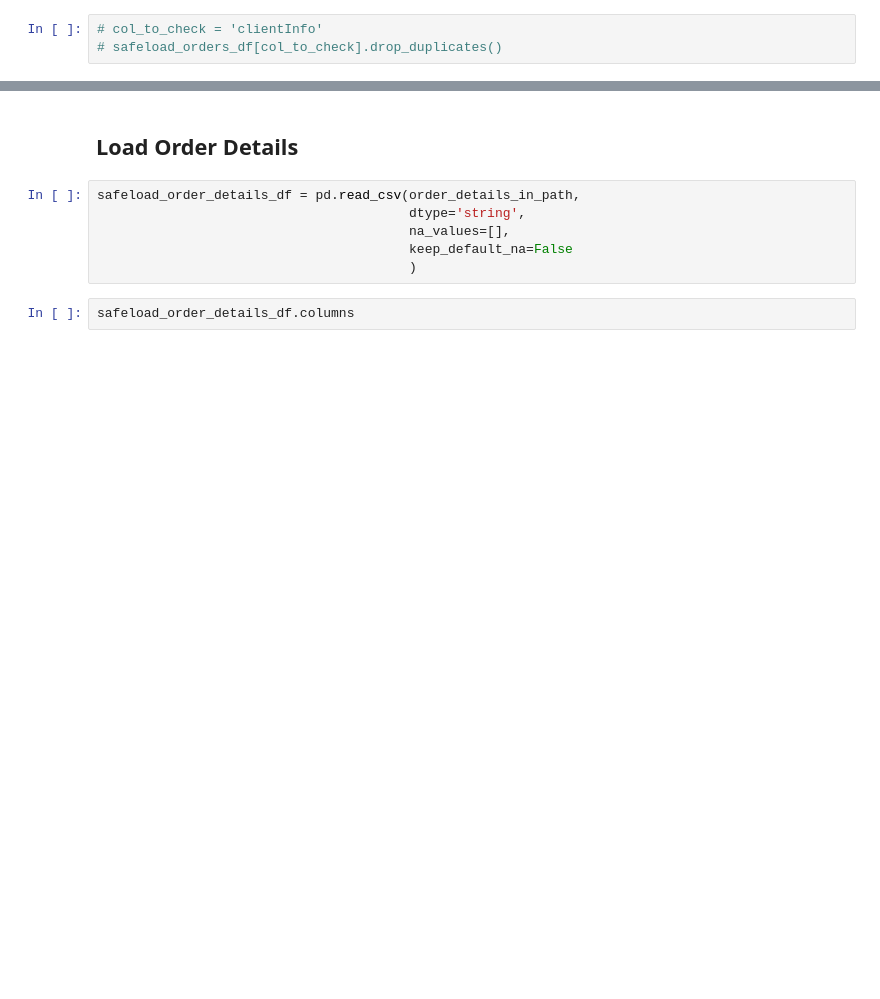
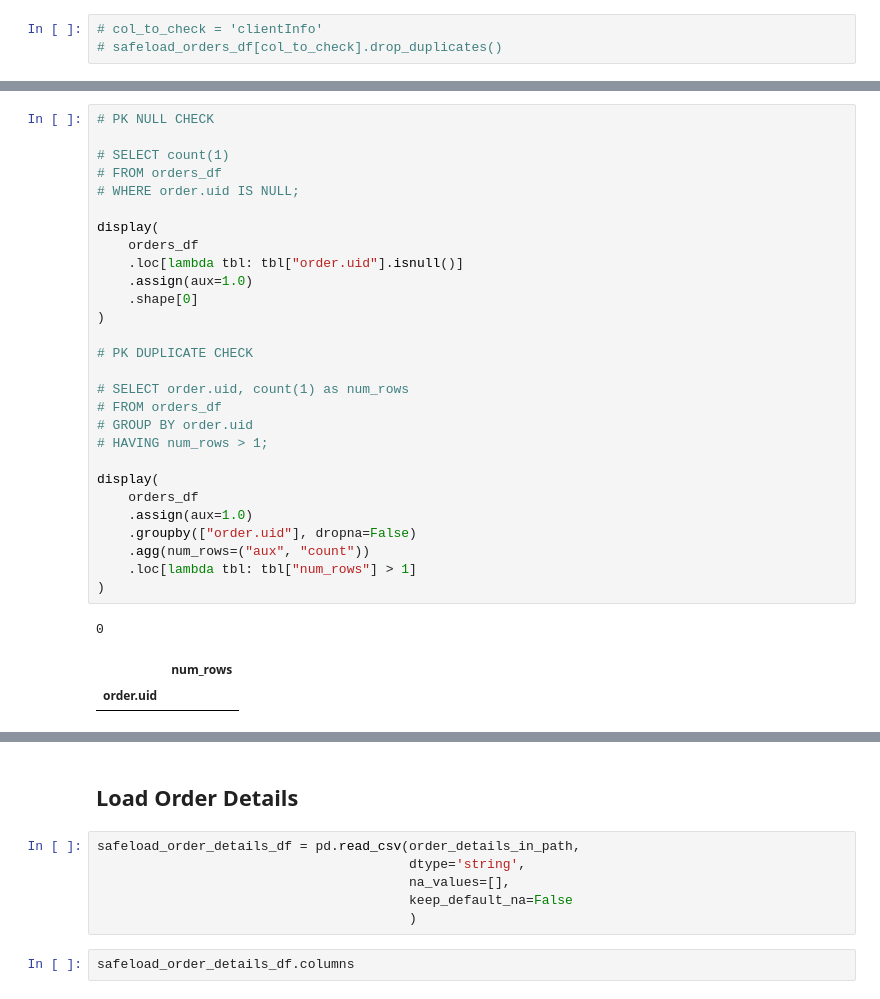
Before and after one commit to F4rab1/Marketing_Analytics, a Jupyter notebook: notebooks/01_read_data.ipynb, the cells around one changed output, grey strips where cells are left out. Saved outputs shown, nothing was run; the diff lists cells and outputs as text; blank space fills up the shorter version.

```diff
--- a/notebooks/01_read_data.ipynb
+++ b/notebooks/01_read_data.ipynb
@@ -586,0 +631,32 @@ orders_df = ...
+# %%
+# PK NULL CHECK
+
+# SELECT count(1)
+# FROM orders_df
+# WHERE order.uid IS NULL;
+
+display(
+    orders_df
+    .loc[lambda tbl: tbl["order.uid"].isnull()]
+    .assign(aux=1.0)
+    .shape[0]
+)
+
+# PK DUPLICATE CHECK
+
+# SELECT order.uid, count(1) as num_rows
+# FROM orders_df
+# GROUP BY order.uid
+# HAVING num_rows > 1;
+
+display(
+    orders_df
+    .assign(aux=1.0)
+    .groupby(["order.uid"], dropna=False)
+    .agg(num_rows=("aux", "count"))
+    .loc[lambda tbl: tbl["num_rows"] > 1]
+)
+# %% [output]
+0
+|  | num_rows |
+| order.uid |  |
```
Also changed, not shown: parts of 13 cells of this notebook.
